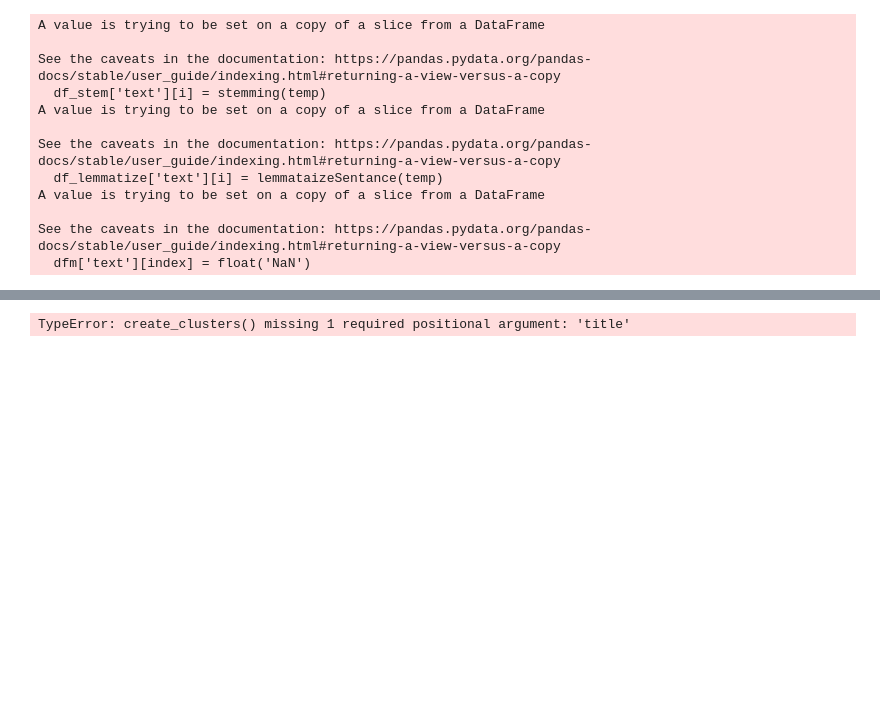
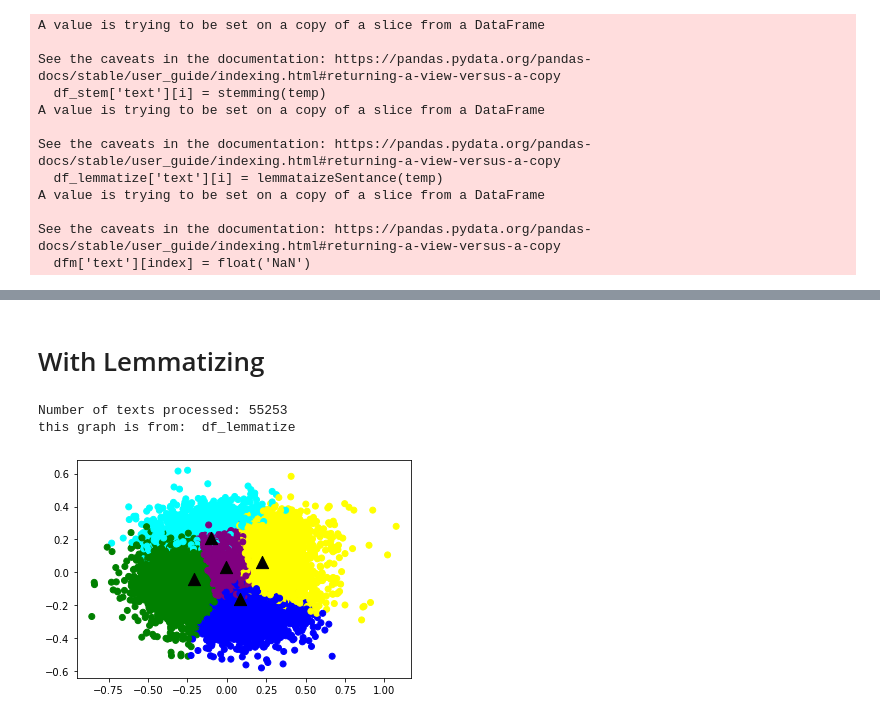
Before and after one commit to matanrog/Data-Science-Final-Project, a Jupyter notebook: Analyzing-Data.ipynb, the cells around one changed output, grey strips where cells are left out. Saved outputs shown, nothing was run; the diff lists cells and outputs as text; code cells hidden in the pictures; blank space fills up the shorter version.

```diff
--- a/Analyzing-Data.ipynb
+++ b/Analyzing-Data.ipynb
@@ -253,6 +269,9 @@ this graph is from:  df_lemmatize
+# %% [markdown]
+# With Lemmatizing
 # %%
-#Created a cluster of doc2vec & kmeans - 10 clusters
-df_stem_ten_cluster = create_clusters(df_stem,10,ten_colors)
-df_lem_ten_cluster = create_clusters(df_lemmatize,10,ten_colors)
+#Created a cluster of doc2vec & kmeans - 5 clusters
+df_lem_five_cluster = create_clusters(df_lemmatize_Doc2Vec, 5, five_colors, 'df_lemmatize')
 # %% [output]
-TypeError: create_clusters() missing 1 required positional argument: 'title'
+Number of texts processed: 55253
+this graph is from:  df_lemmatize
+[figure, added]
```
Also changed, not shown: parts of 35 cells of this notebook, 1 other file.
